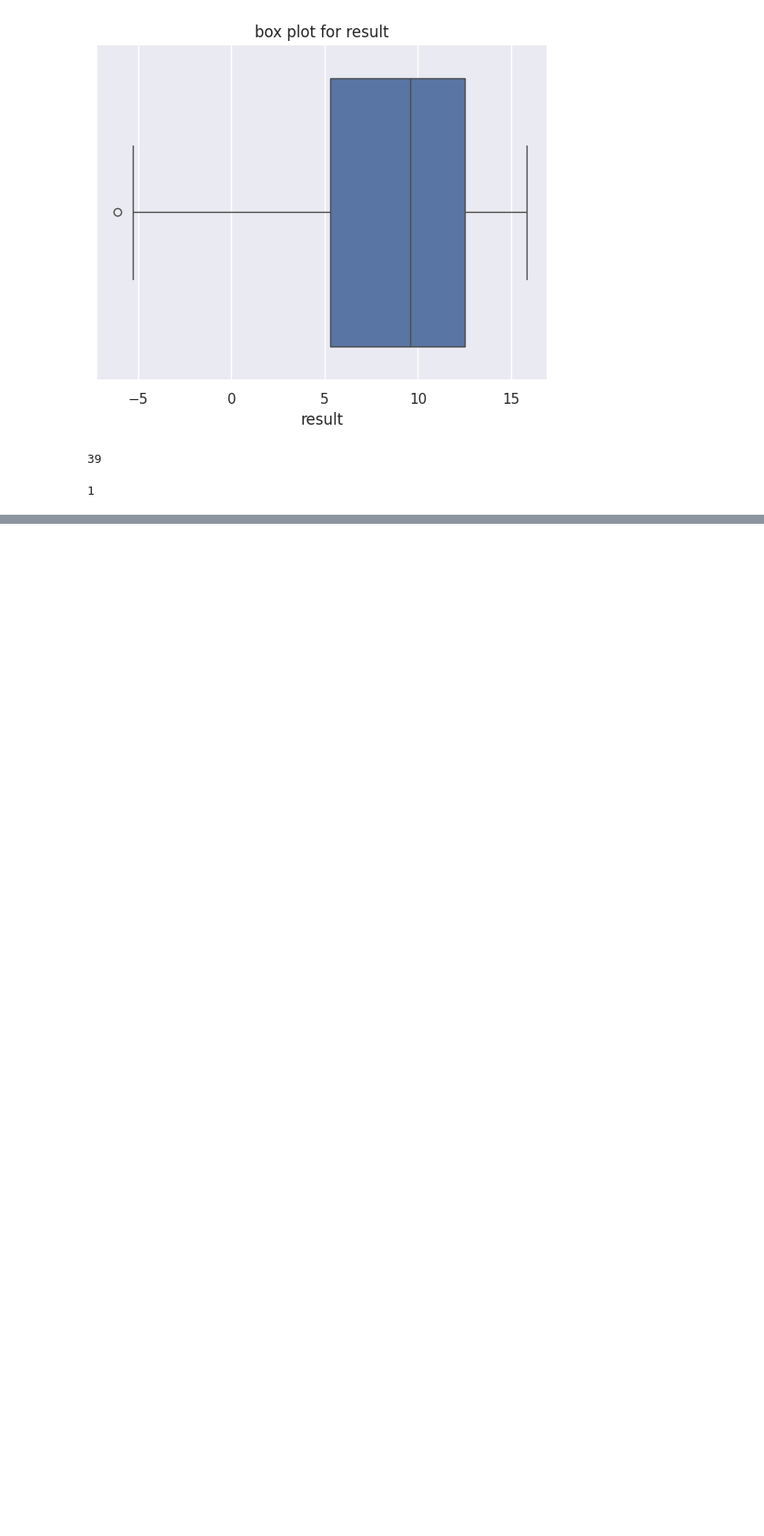
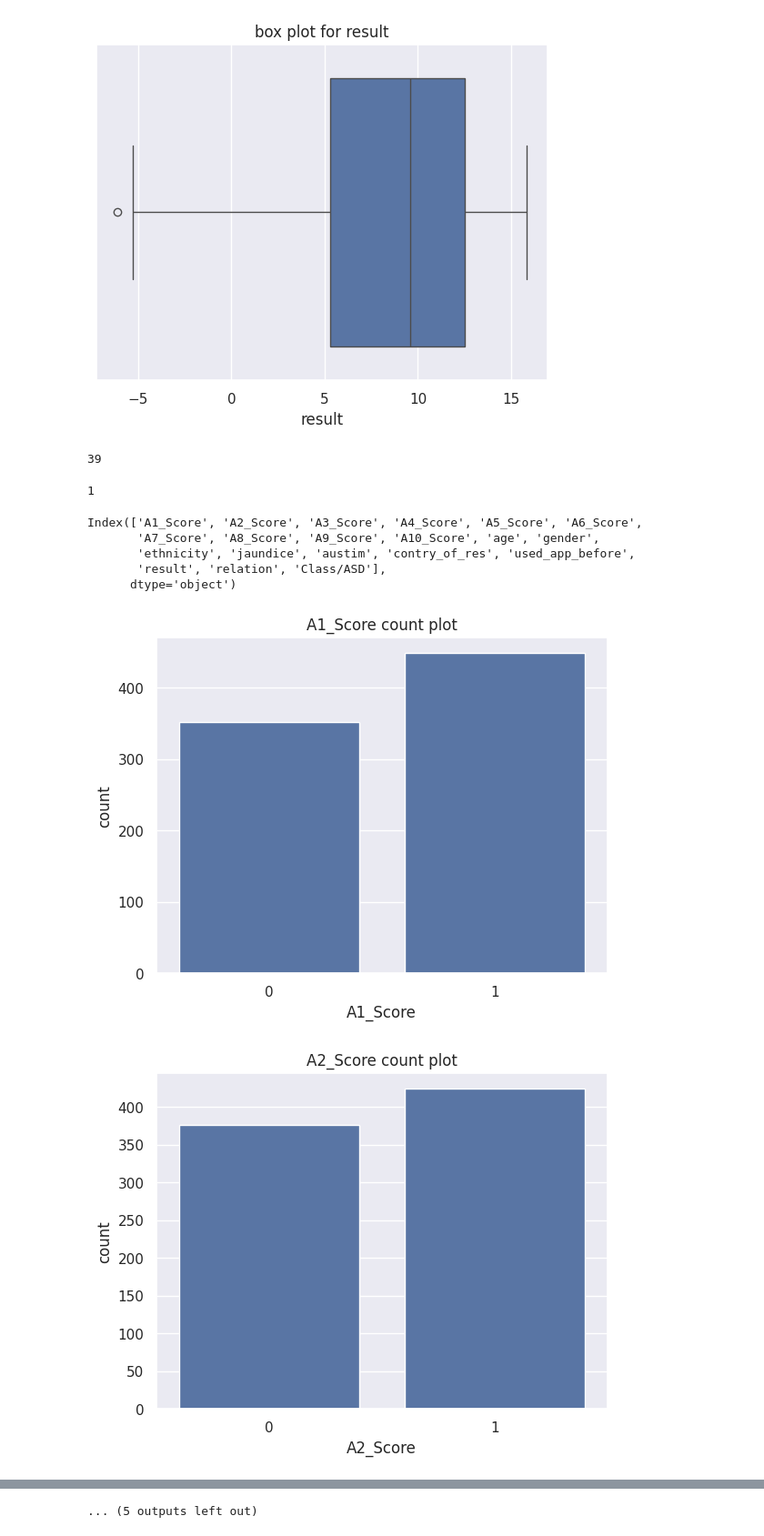
Before and after one commit to kamijoseph/Autism-Model, a Jupyter notebook: notebooks/main.ipynb, the cells around one changed output, grey strips where cells are left out. Shown at 91% size. Saved outputs shown, nothing was run; the diff lists cells and outputs as text; code cells hidden in the pictures; blank space fills up the shorter version.

Commit message:
countplots for categorical features

```diff
--- a/notebooks/main.ipynb
+++ b/notebooks/main.ipynb
@@ -326,3 +326,23 @@ result_outliers = data[(data["result"] < lower_bound) | (data["result"] > upper_
 len(result_outliers)
 # %% [output]
 1
+# %%
+data.columns
+# %% [output]
+Index(['A1_Score', 'A2_Score', 'A3_Score', 'A4_Score', 'A5_Score', 'A6_Score',
+       'A7_Score', 'A8_Score', 'A9_Score', 'A10_Score', 'age', 'gender',
+       'ethnicity', 'jaundice', 'austim', 'contry_of_res', 'used_app_before',
+       'result', 'relation', 'Class/ASD'],
+      dtype='object')
+# %%
+cols_cat = data.drop(columns=["age", "Class/ASD", "result"]).columns.to_list()
+
+for column in cols_cat:
+    sns.countplot(x=data[column])
+    plt.title(f"{column} count plot")
+    plt.xlabel(column)
+    plt.ylabel("count")
+    plt.show()
+# %% [output]
+[figure, added]
+[figure, added]
@@ -328,0 +359 @@ len(result_outliers)
+... (5 outputs left out)
```
Also changed, not shown: parts of 1 cell of this notebook, 1 other file.
